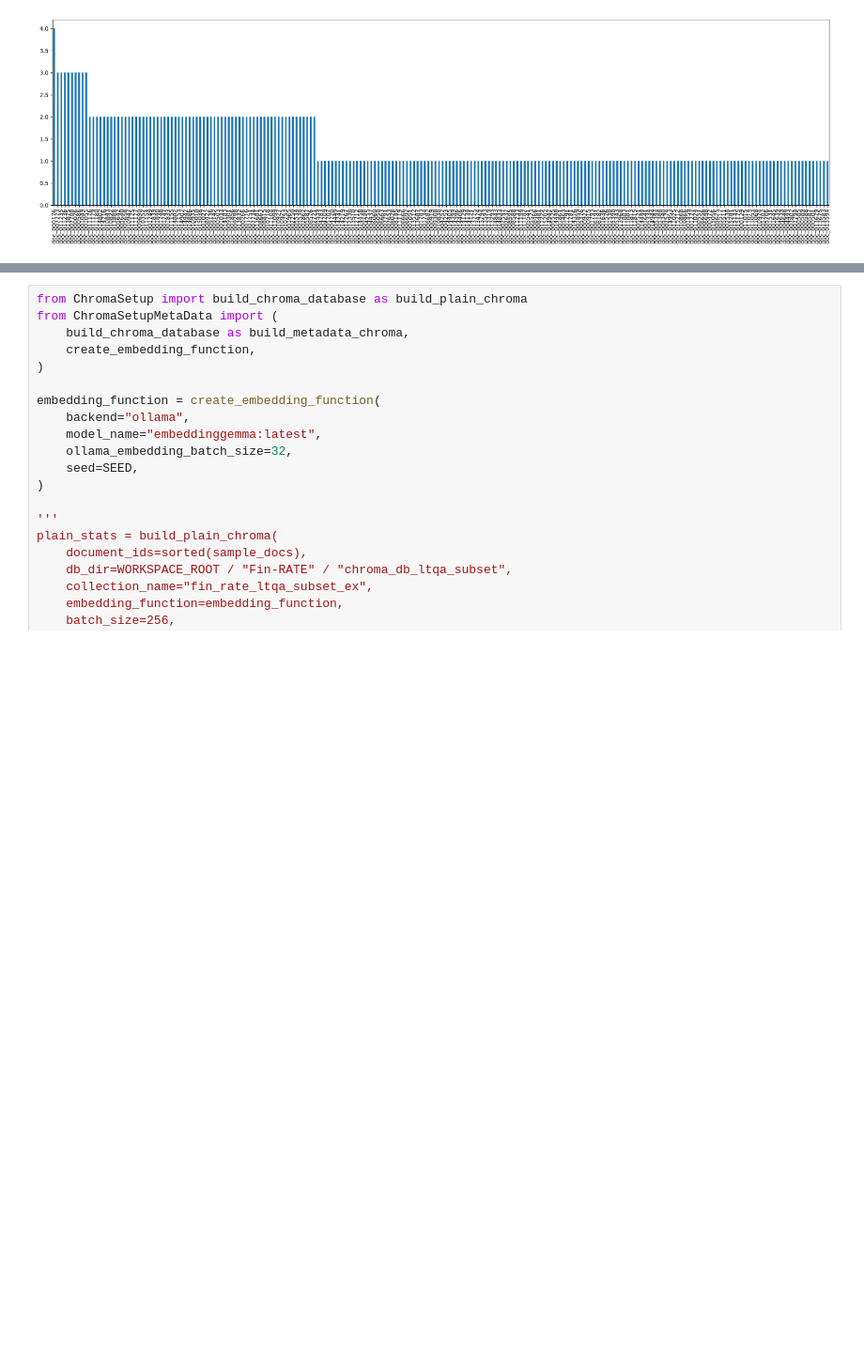
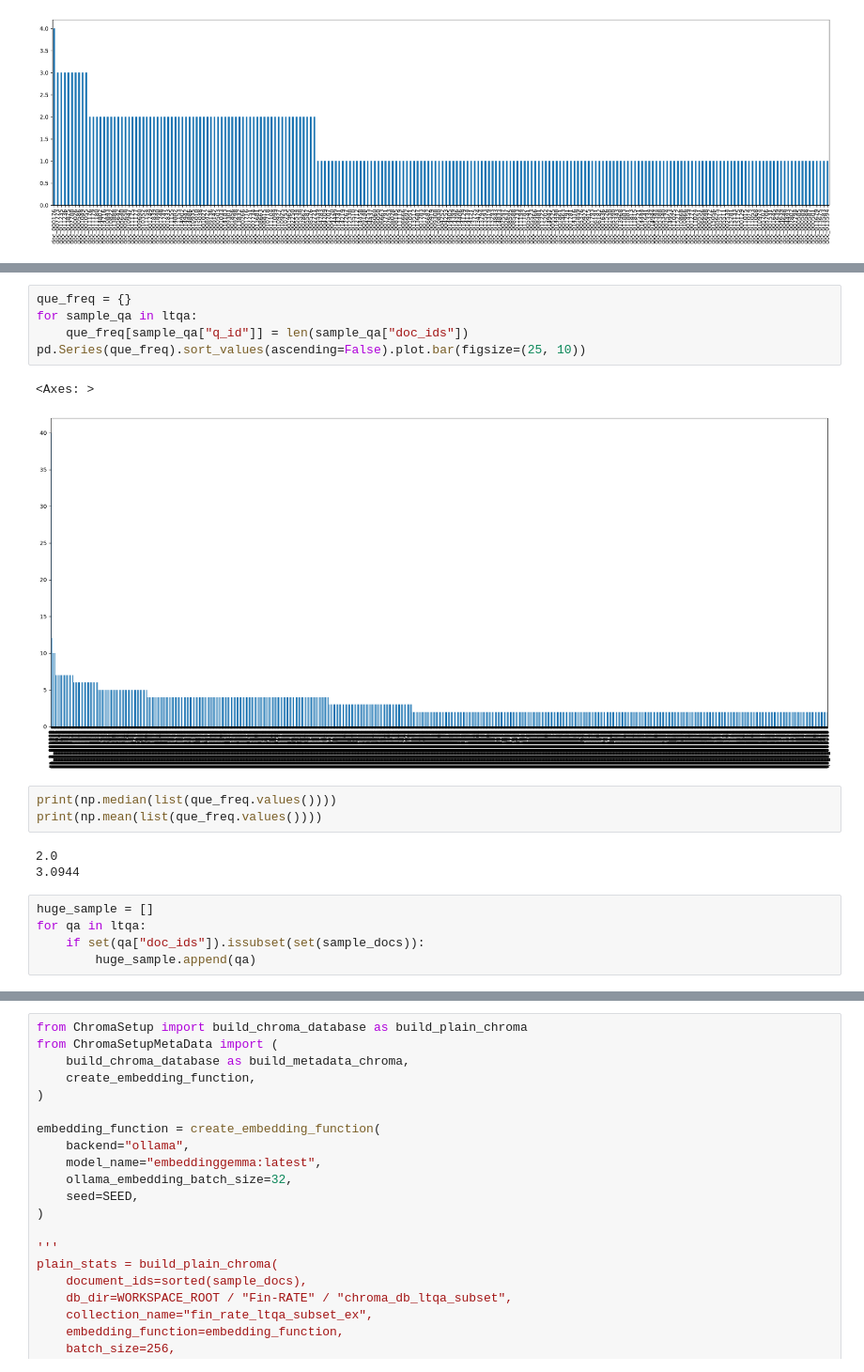
Before and after one commit to XenoBoss78/RAG_System_Comparison, a Jupyter notebook: Temporal-Testing/TemporalMemoryRetrieval.ipynb, the cells around one changed output, grey strips where cells are left out. Shown at 94% size. Saved outputs shown, nothing was run; the diff lists cells and outputs as text; blank space fills up the shorter version.

```diff
--- a/Temporal-Testing/TemporalMemoryRetrieval.ipynb
+++ b/Temporal-Testing/TemporalMemoryRetrieval.ipynb
@@ -111,0 +131,19 @@ len(ltqa)
+# %%
+que_freq = {}
+for sample_qa in ltqa:
+    que_freq[sample_qa["q_id"]] = len(sample_qa["doc_ids"])
+pd.Series(que_freq).sort_values(ascending=False).plot.bar(figsize=(25, 10))
+# %% [output]
+<Axes: >
+[figure, added]
+# %%
+print(np.median(list(que_freq.values())))
+print(np.mean(list(que_freq.values())))
+# %% [output]
+2.0
+3.0944
+# %%
+huge_sample = []
+for qa in ltqa:
+    if set(qa["doc_ids"]).issubset(set(sample_docs)):
+        huge_sample.append(qa)
```
Also changed, not shown: parts of 27 cells of this notebook, 4 other files.
